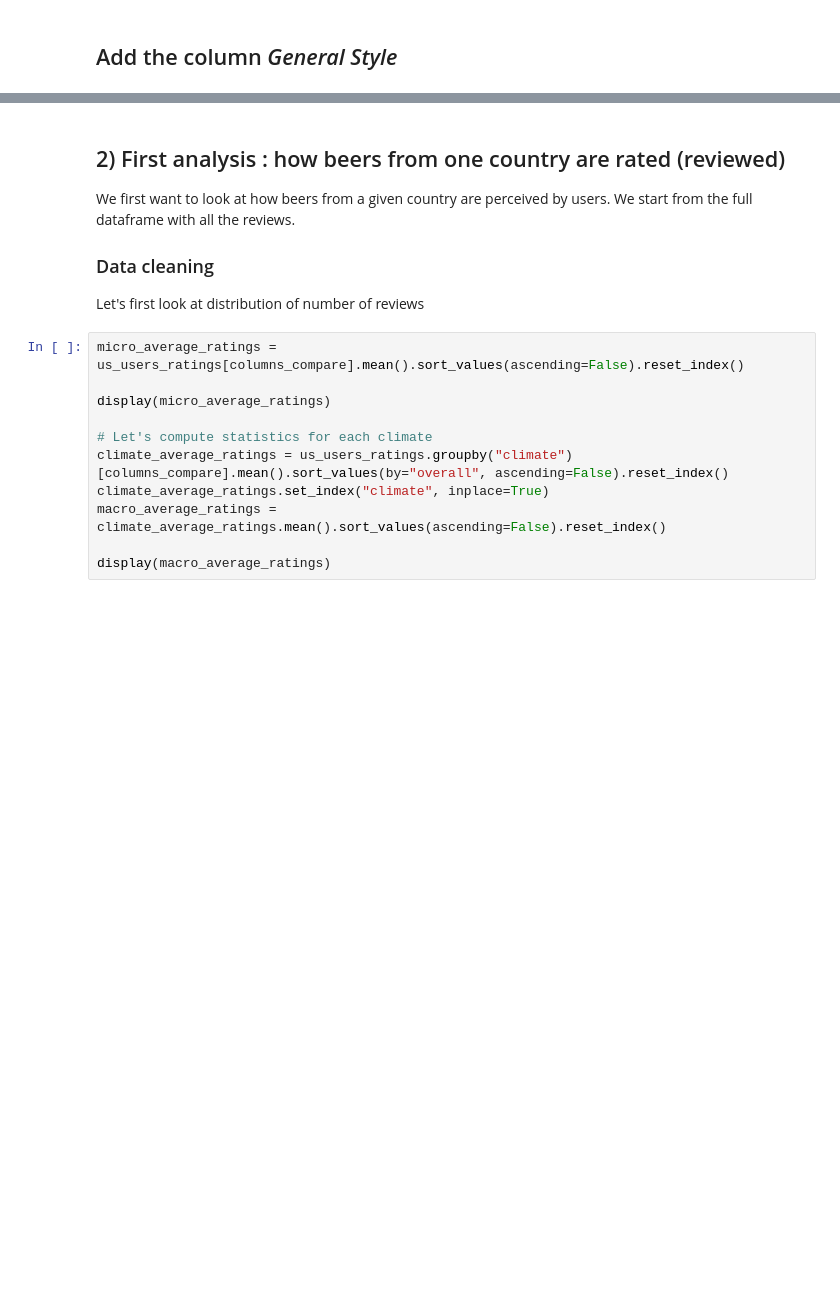
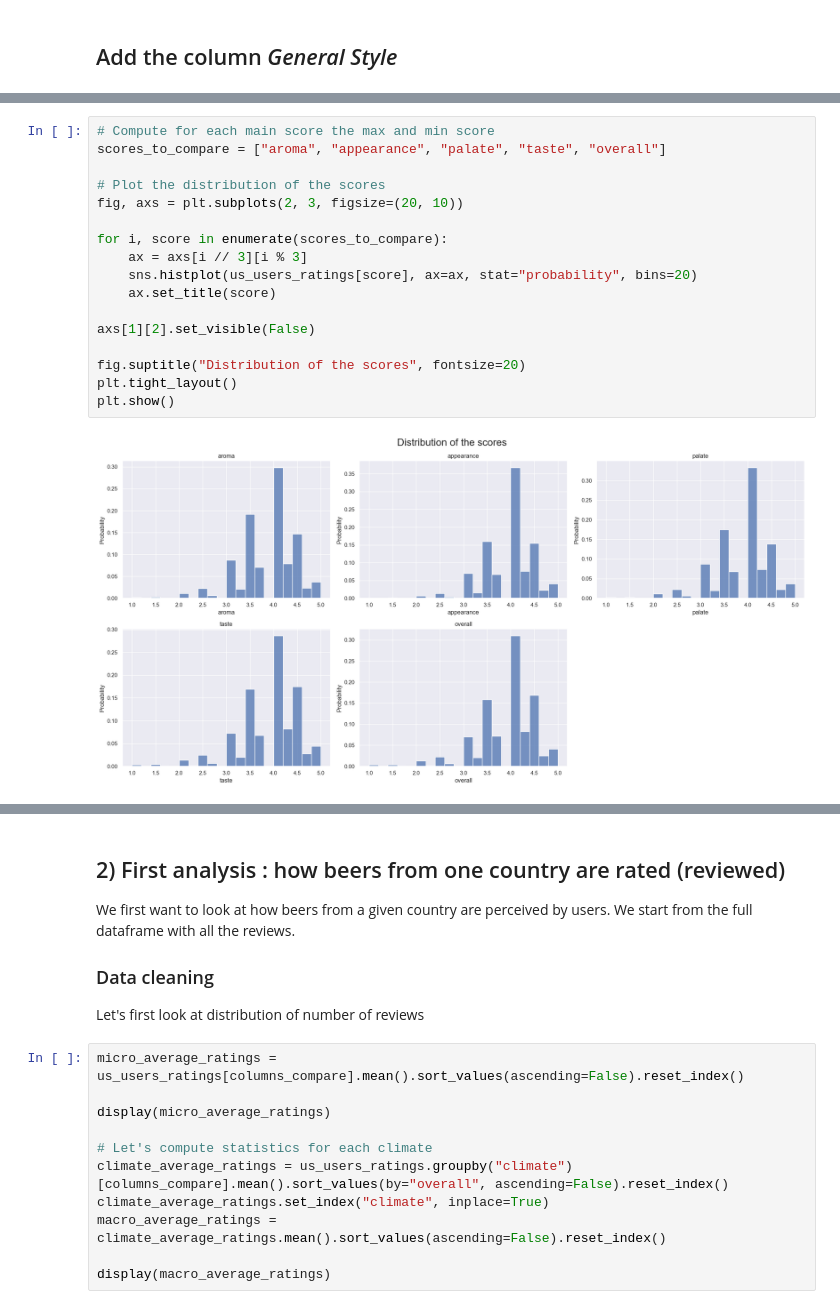
Before and after one commit to epfl-ada/ada-2023-project-riskybiscuits, a Jupyter notebook: main2_0.ipynb, the cells around one changed output, grey strips where cells are left out. Drawn from its saved outputs; the diff is of its cells as text; blank space fills up the shorter version.

```diff
--- a/main2_0.ipynb
+++ b/main2_0.ipynb
@@ -252,3 +298,22 @@ There are 10 different general beer types
 | 2 | 19827 | English Pale Ale | 1353150000 | ferrari29 | ferrari29.320392 | 3.00 | 3.50 | 2.50 | 2.50 | 2.50 | ... |
 | 3 | 19827 | English Pale Ale | 1342260000 | OtherShoe2 | othershoe2.233642 | 4.00 | 3.50 | 4.00 | 3.50 | 4.00 | ... |
 | 4 | 19827 | English Pale Ale | 1335607200 | brentk56 | brentk56.6284 | 4.50 | 3.00 | 3.50 | 2.50 | 2.50 | ... |
+# %%
+# Compute for each main score the max and min score
+scores_to_compare = ["aroma", "appearance", "palate", "taste", "overall"]
+
+# Plot the distribution of the scores
+fig, axs = plt.subplots(2, 3, figsize=(20, 10))
+
+for i, score in enumerate(scores_to_compare):
+    ax = axs[i // 3][i % 3]
+    sns.histplot(us_users_ratings[score], ax=ax, stat="probability", bins=20)
+    ax.set_title(score)
+
+axs[1][2].set_visible(False)
+
+fig.suptitle("Distribution of the scores", fontsize=20)
+plt.tight_layout()
+plt.show()
+# %% [output]
+[figure, added]
```
Also changed, not shown: parts of 28 cells of this notebook, 1 other file.
